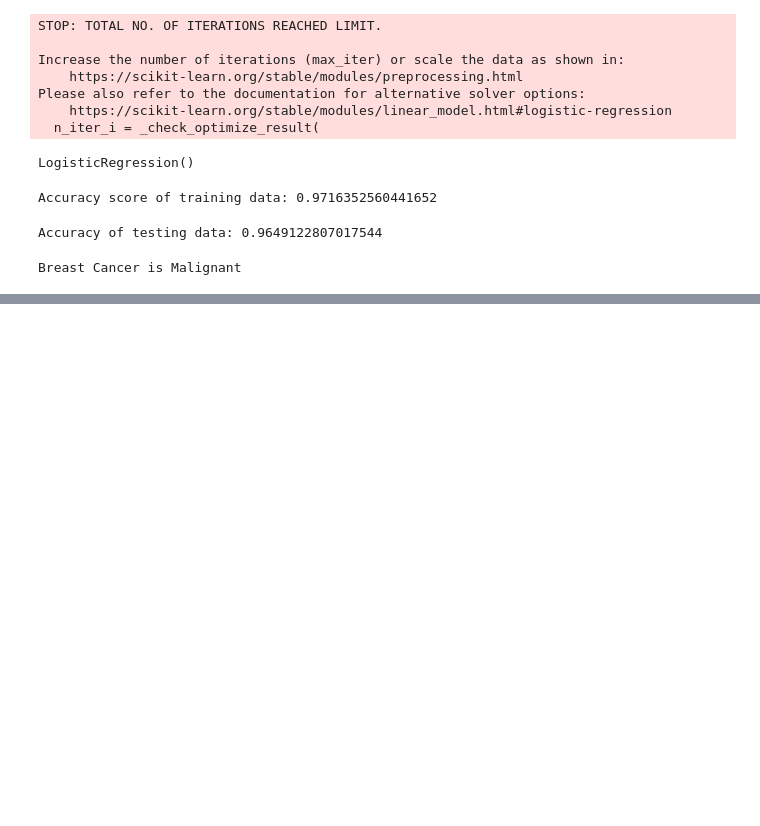
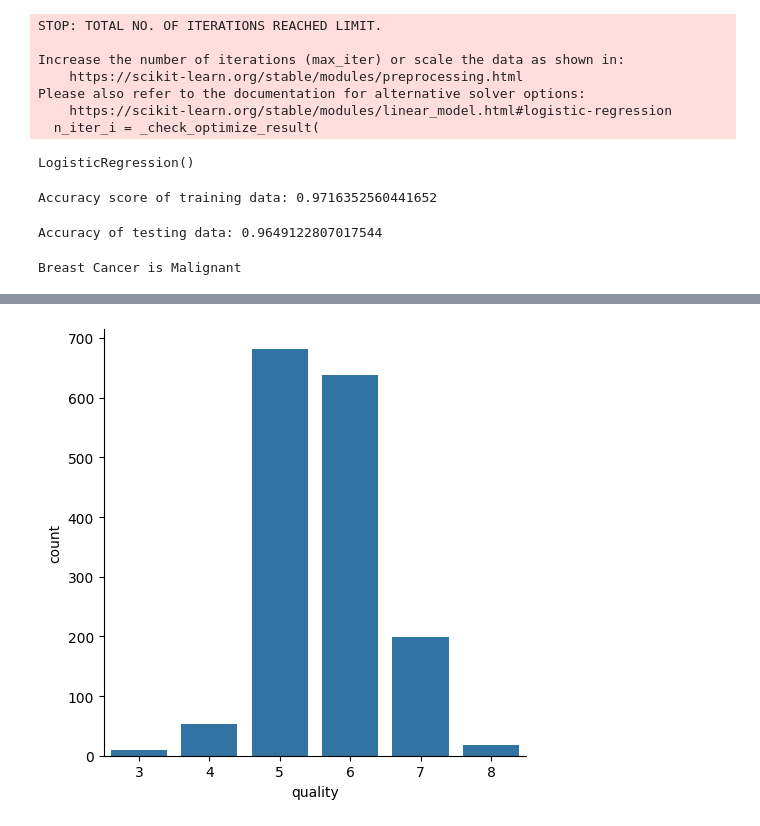
Before and after one commit to pedd1-Srividya/DS-AI-ML-And-Web-Devolopment-Practice, a Jupyter notebook: ML.ipynb, the cells around one changed output, grey strips where cells are left out. Cells and saved outputs as stored; diff of their text form; code cells hidden in the pictures; blank space fills up the shorter version.

```diff
--- a/ML.ipynb
+++ b/ML.ipynb
@@ -402,0 +609,3 @@ Breast Cancer is Malignant
+# %%
+df=pd.read_csv('winequality-red.csv')
+df
@@ -402,0 +640,6 @@ Breast Cancer is Malignant
+# %%
+# Visualize the above question
+sns.catplot(x='quality',data=df,kind='count')
+plt.show()
+# %% [output]
+[figure, added]
```
Also changed, not shown: parts of 51 cells of this notebook.
